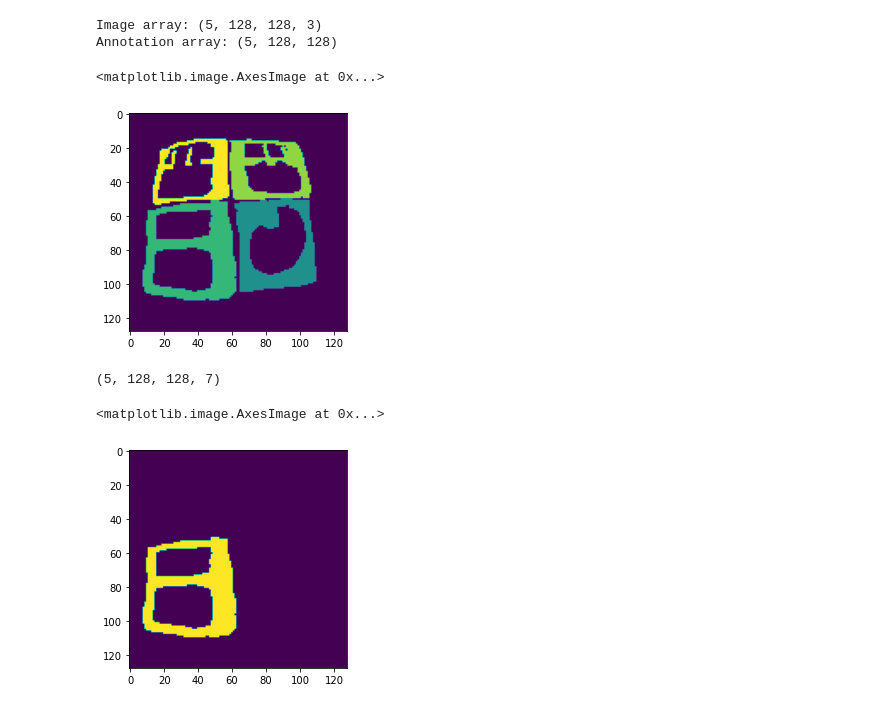
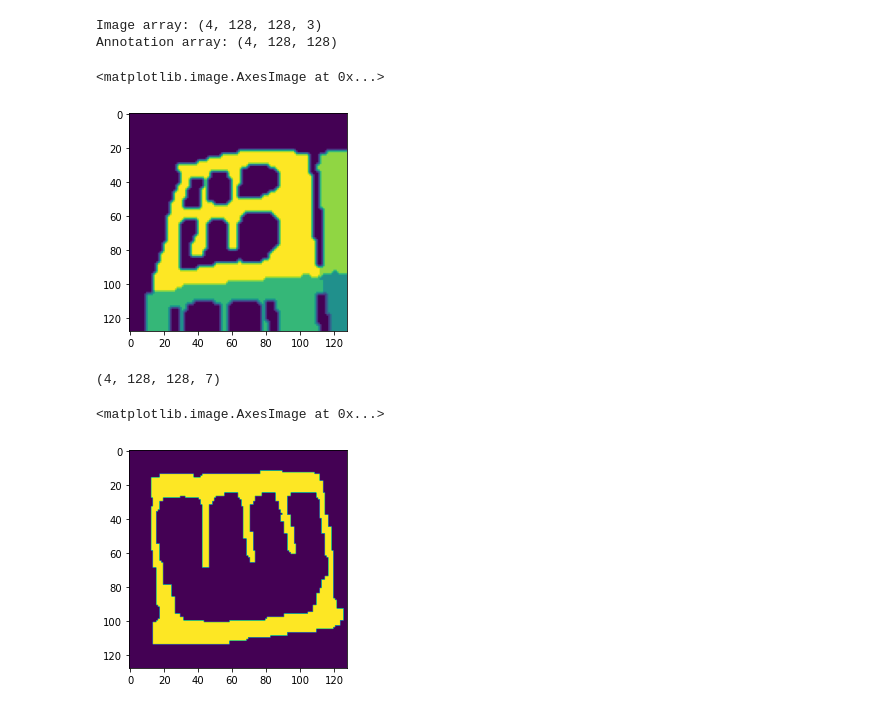
Before and after one commit to josephsv96/Gaussian_2D, a Jupyter notebook: testing.ipynb, the cells around one changed output. Drawn from its saved outputs; the diff is of its cells as text; code cells hidden in the pictures.

Commit message:
refactoring, imshow_prediction

```diff
--- a/testing.ipynb
+++ b/testing.ipynb
@@ -7,18 +7,18 @@ from gaussian_classifier import SegmentaionMap
 from img_bmp_utils import read_npy
 # %%
 # DATASET_DIR = pathlib.Path(input("Enter image dir:"))
-DATASET_DIR = pathlib.Path(pathlib.Path.cwd() / 'data/dataset')
+DATASET_DIR = pathlib.Path(pathlib.Path.cwd() / 'data/ground_truth_sim/dataset')
 
 # Loading image, annotation array
 img_arr, ann_arr = read_npy(DATASET_DIR)
 
 # Sample
 plt.imshow(ann_arr[0])
 # %% [output]
-Image array: (5, 128, 128, 3)
-Annotation array: (5, 128, 128)
+Image array: (4, 128, 128, 3)
+Annotation array: (4, 128, 128)
 <matplotlib.image.AxesImage at 0x...>
-[figure, old version]
+[figure, new version]
 # %%
 gaussians_ann = SegmentaionMap(ann_arr)
 # %%
@@ -26,12 +26,12 @@ gaussian_cat = gaussians_ann.arr_to_categorical()
 # %%
 gaussian_cat.shape
 # %% [output]
-(5, 128, 128, 7)
+(4, 128, 128, 7)
 # %%
-plt.imshow(gaussian_cat[0,:,:,4])
+plt.imshow(gaussian_cat[1,:,:,6])
 # %% [output]
 <matplotlib.image.AxesImage at 0x...>
-[figure, old version]
+[figure, new version]
 # %%
 sample = gaussian_cat[0,:,:,3]
 # %%
```
Also changed, not shown: parts of 3 cells of this notebook, 3 other files.
